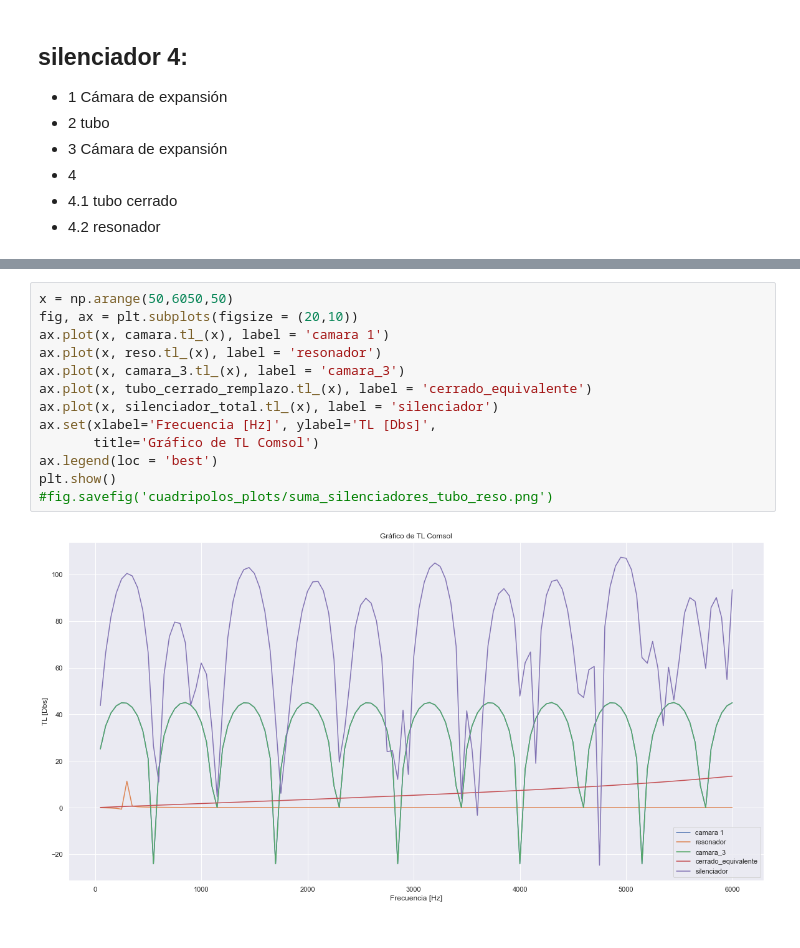
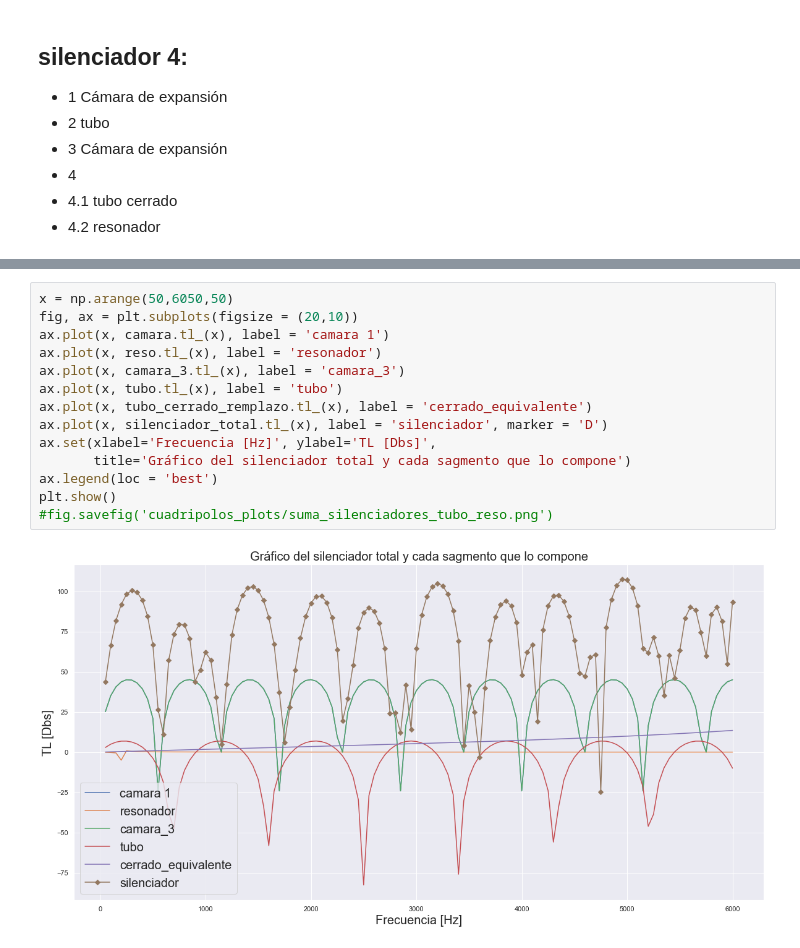
Before and after one commit to tomascufaro/quadrupoles, a Jupyter notebook: cuadripolos_aplication.ipynb, the cells around one changed output, grey strips where cells are left out. Cells and saved outputs as stored; diff of their text form.

Commit message:
add marker

```diff
--- a/cuadripolos_aplication.ipynb
+++ b/cuadripolos_aplication.ipynb
@@ -311,18 +314,19 @@ silenciador_total_4.plot_tl(values = np.arange(50, 6000, 5))
 # %%
 x = np.arange(50,6050,50)
 fig, ax = plt.subplots(figsize = (20,10))
 ax.plot(x, camara.tl_(x), label = 'camara 1')
 ax.plot(x, reso.tl_(x), label = 'resonador')
 ax.plot(x, camara_3.tl_(x), label = 'camara_3')
+ax.plot(x, tubo.tl_(x), label = 'tubo')
 ax.plot(x, tubo_cerrado_remplazo.tl_(x), label = 'cerrado_equivalente')
-ax.plot(x, silenciador_total.tl_(x), label = 'silenciador')
+ax.plot(x, silenciador_total.tl_(x), label = 'silenciador', marker = 'D')
 ax.set(xlabel='Frecuencia [Hz]', ylabel='TL [Dbs]',
-       title='Gráfico de TL Comsol')
+       title='Gráfico del silenciador total y cada sagmento que lo compone')
 ax.legend(loc = 'best')
 plt.show()
 #fig.savefig('cuadripolos_plots/suma_silenciadores_tubo_reso.png')
 # %% [output]
-[figure, old version]
+[figure, new version]
 # %%
 x = np.arange(50,6050,50)
 y_silenciador = silenciador_total_4.tl_(x)
```
Also changed, not shown: parts of 6 cells of this notebook.
